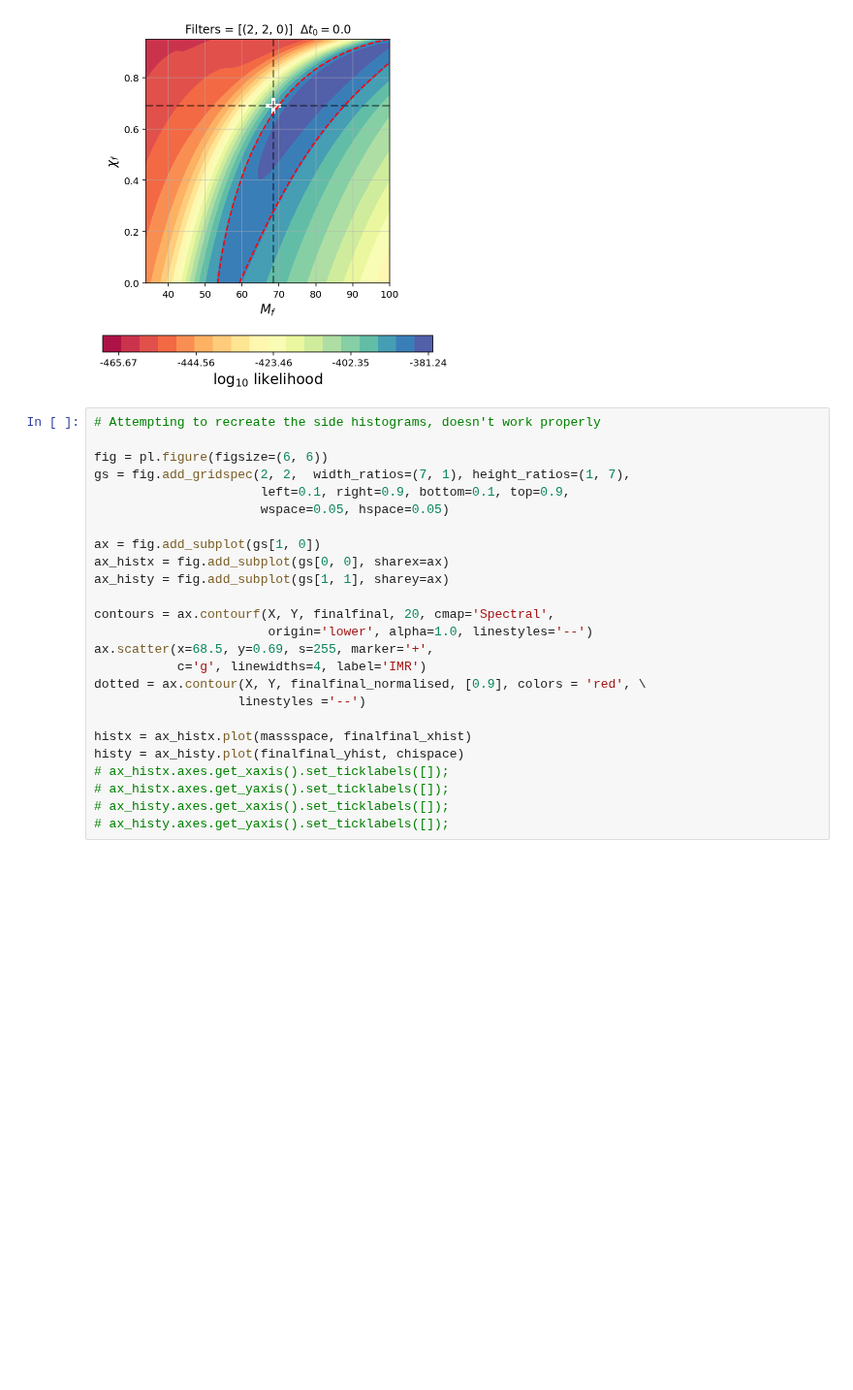
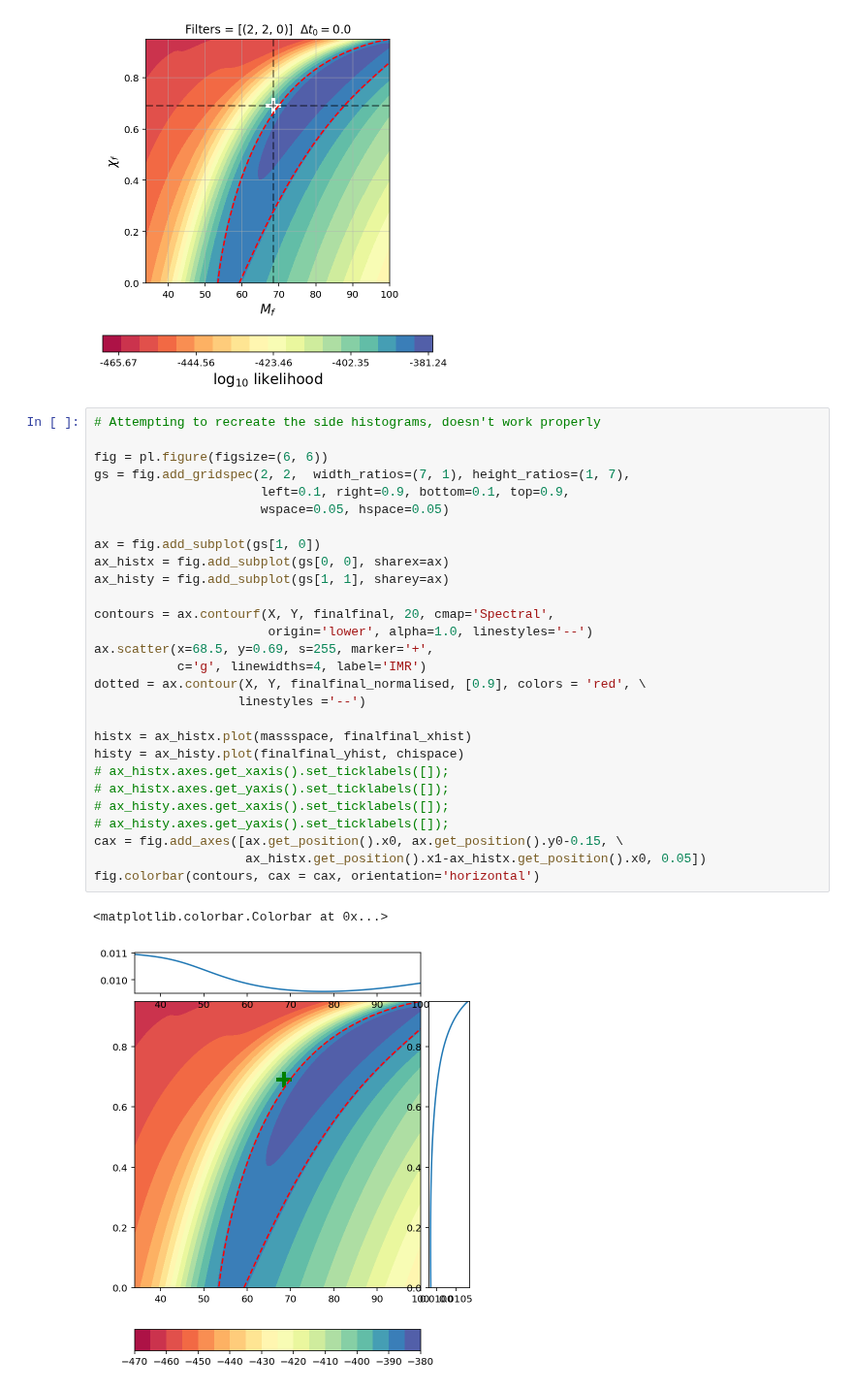
Before and after one commit to Sizheng-Ma/qnm_filter, a Jupyter notebook: code_demo/Filter.ipynb, the cells around one changed output. Shown at 97% size. Saved outputs shown, nothing was run; the diff lists cells and outputs as text; blank space fills up the shorter version.

Commit message:
including_colorbar

```diff
--- a/code_demo/Filter.ipynb
+++ b/code_demo/Filter.ipynb
@@ -115,25 +115,31 @@ ax.set_title(r'Filters = '+ str(kwarg_dict["model_list"]) + '  $\Delta t_0 = $'
 # %%
 # Attempting to recreate the side histograms, doesn't work properly
 
 fig = pl.figure(figsize=(6, 6))
 gs = fig.add_gridspec(2, 2,  width_ratios=(7, 1), height_ratios=(1, 7),
                       left=0.1, right=0.9, bottom=0.1, top=0.9,
                       wspace=0.05, hspace=0.05)
 
 ax = fig.add_subplot(gs[1, 0])
 ax_histx = fig.add_subplot(gs[0, 0], sharex=ax)
 ax_histy = fig.add_subplot(gs[1, 1], sharey=ax)
 
 contours = ax.contourf(X, Y, finalfinal, 20, cmap='Spectral',
                        origin='lower', alpha=1.0, linestyles='--')
 ax.scatter(x=68.5, y=0.69, s=255, marker='+',
            c='g', linewidths=4, label='IMR')
 dotted = ax.contour(X, Y, finalfinal_normalised, [0.9], colors = 'red', \
                    linestyles ='--')
 
 histx = ax_histx.plot(massspace, finalfinal_xhist)
 histy = ax_histy.plot(finalfinal_yhist, chispace)
 # ax_histx.axes.get_xaxis().set_ticklabels([]);
 # ax_histx.axes.get_yaxis().set_ticklabels([]);
 # ax_histy.axes.get_xaxis().set_ticklabels([]);
 # ax_histy.axes.get_yaxis().set_ticklabels([]);
+cax = fig.add_axes([ax.get_position().x0, ax.get_position().y0-0.15, \
+                    ax_histx.get_position().x1-ax_histx.get_position().x0, 0.05])
+fig.colorbar(contours, cax = cax, orientation='horizontal')
+# %% [output]
+<matplotlib.colorbar.Colorbar at 0x...>
+[figure, added]
```
Also changed, not shown: parts of 3 cells of this notebook.
